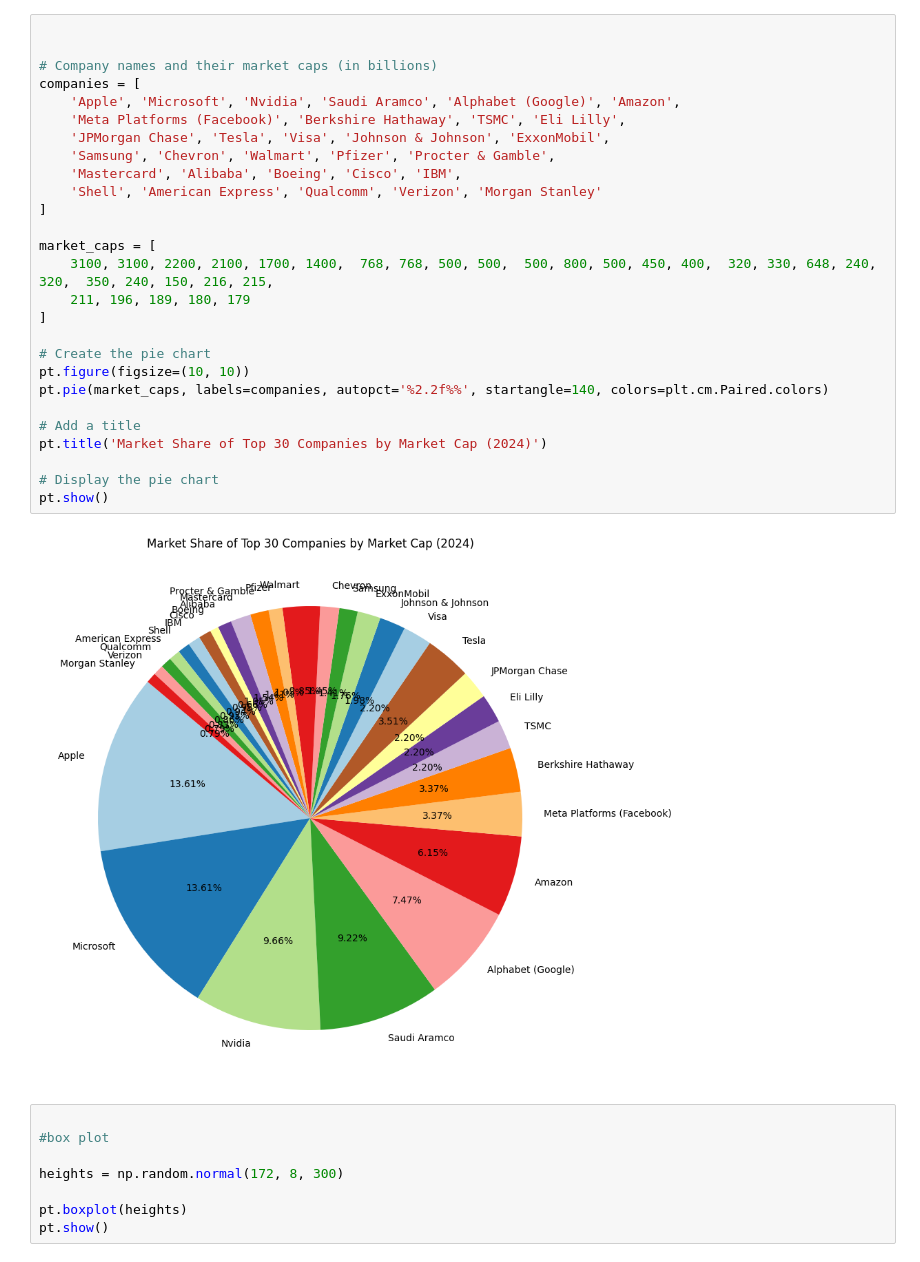
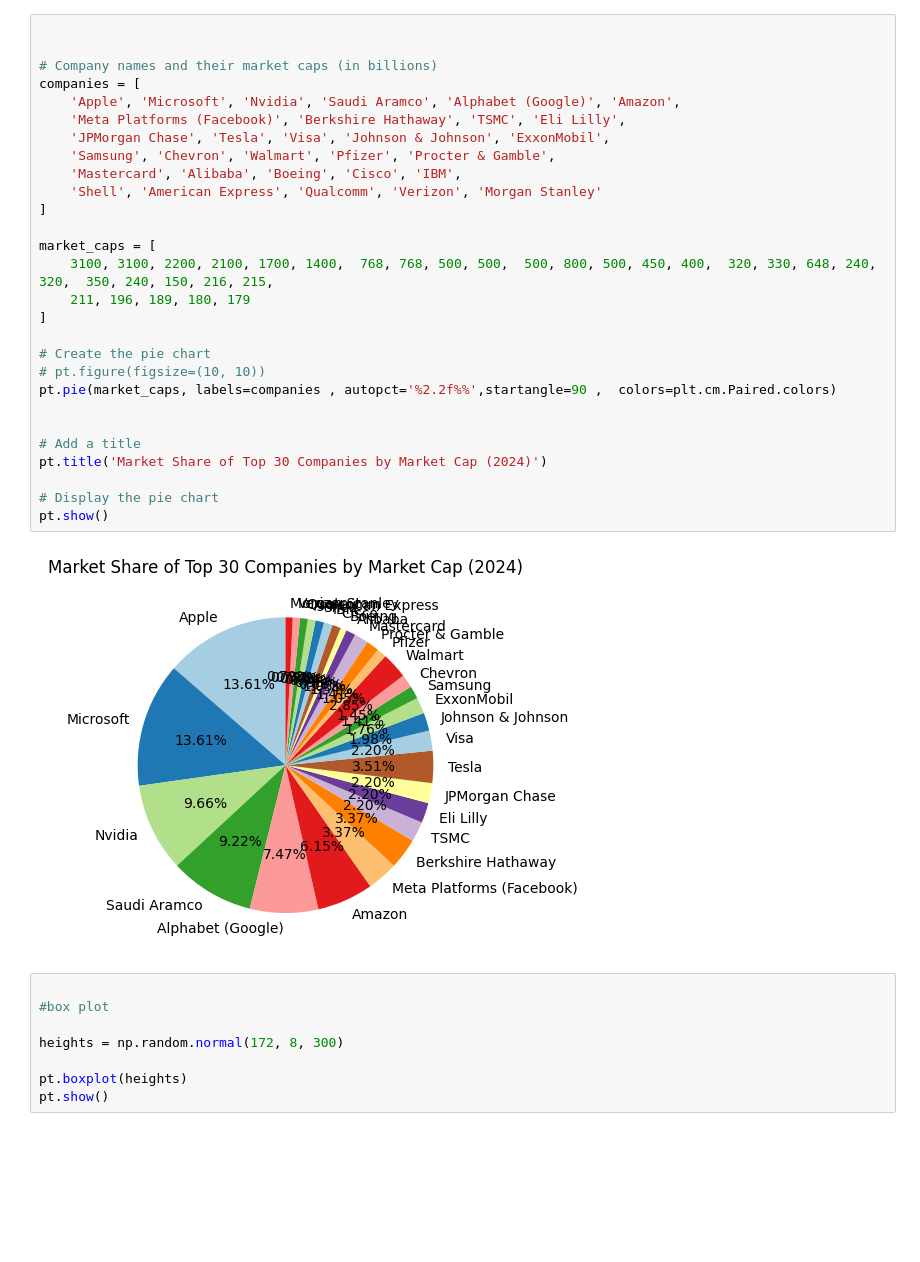
Before and after one commit to niaazaai/python_sandbox, a Jupyter notebook: 33. matplotlib/index.ipynb, the cells around one changed output. Drawn from its saved outputs; the diff is of its cells as text; blank space fills up the shorter version.

```diff
--- a/33. matplotlib/index.ipynb
+++ b/33. matplotlib/index.ipynb
@@ -93,32 +95,33 @@ pt.show()
 # %%
 
 
 # Company names and their market caps (in billions)
 companies = [
     'Apple', 'Microsoft', 'Nvidia', 'Saudi Aramco', 'Alphabet (Google)', 'Amazon',
     'Meta Platforms (Facebook)', 'Berkshire Hathaway', 'TSMC', 'Eli Lilly',
     'JPMorgan Chase', 'Tesla', 'Visa', 'Johnson & Johnson', 'ExxonMobil',
     'Samsung', 'Chevron', 'Walmart', 'Pfizer', 'Procter & Gamble',
     'Mastercard', 'Alibaba', 'Boeing', 'Cisco', 'IBM',
     'Shell', 'American Express', 'Qualcomm', 'Verizon', 'Morgan Stanley'
 ]
 
 market_caps = [
     3100, 3100, 2200, 2100, 1700, 1400,  768, 768, 500, 500,  500, 800, 500, 450, 400,  320, 330, 648, 240, 320,  350, 240, 150, 216, 215,
     211, 196, 189, 180, 179
 ]
 
 # Create the pie chart
-pt.figure(figsize=(10, 10))
-pt.pie(market_caps, labels=companies, autopct='%2.2f%%', startangle=140, colors=plt.cm.Paired.colors)
+# pt.figure(figsize=(10, 10))
+pt.pie(market_caps, labels=companies , autopct='%2.2f%%',startangle=90 ,  colors=plt.cm.Paired.colors)
+
 
 # Add a title
 pt.title('Market Share of Top 30 Companies by Market Cap (2024)')
 
 # Display the pie chart
 pt.show()
 # %% [output]
-[figure, old version]
+[figure, new version]
 # %%
 
 #box plot
```
Also changed, not shown: parts of 10 cells of this notebook, 7 other files.
